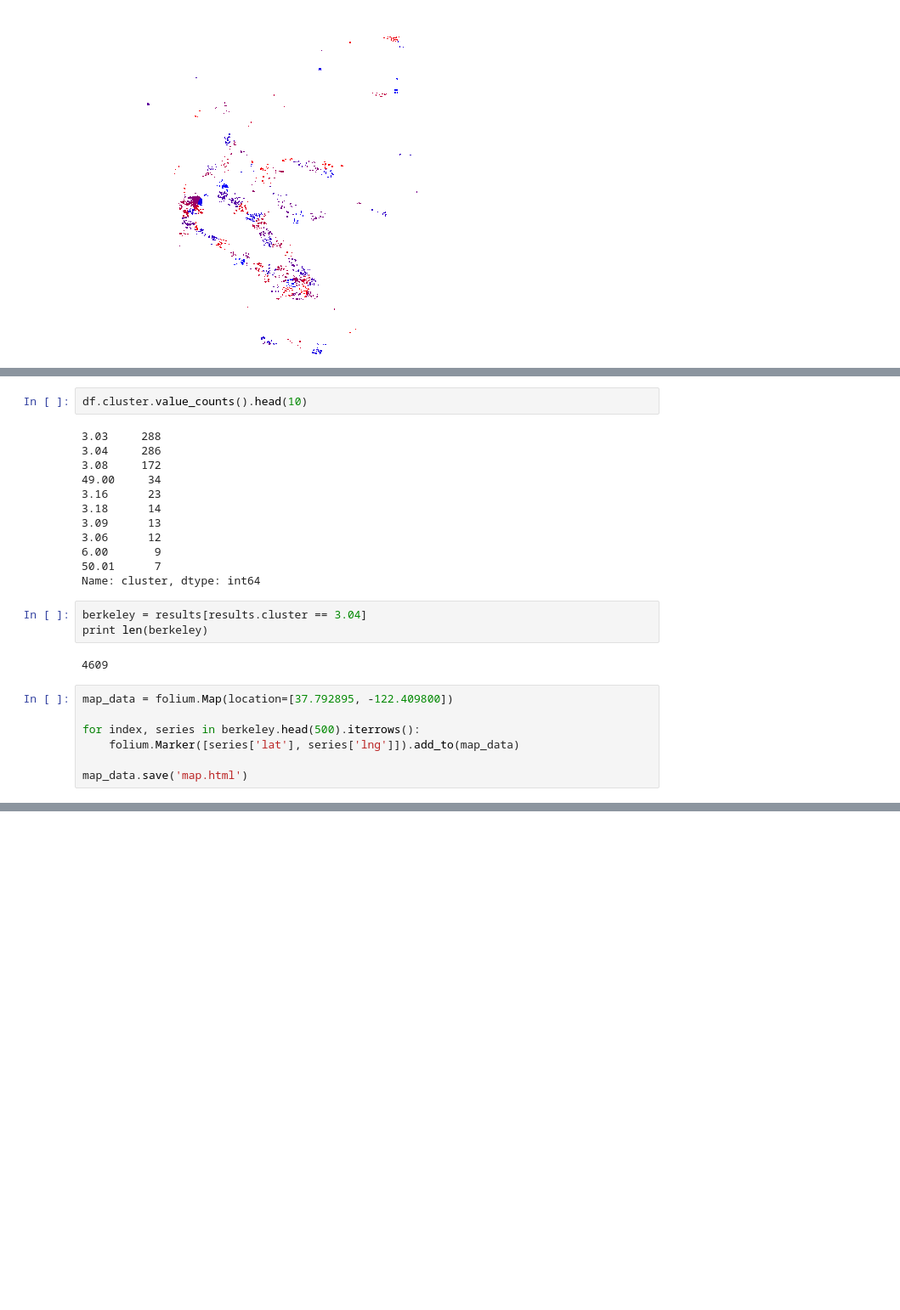
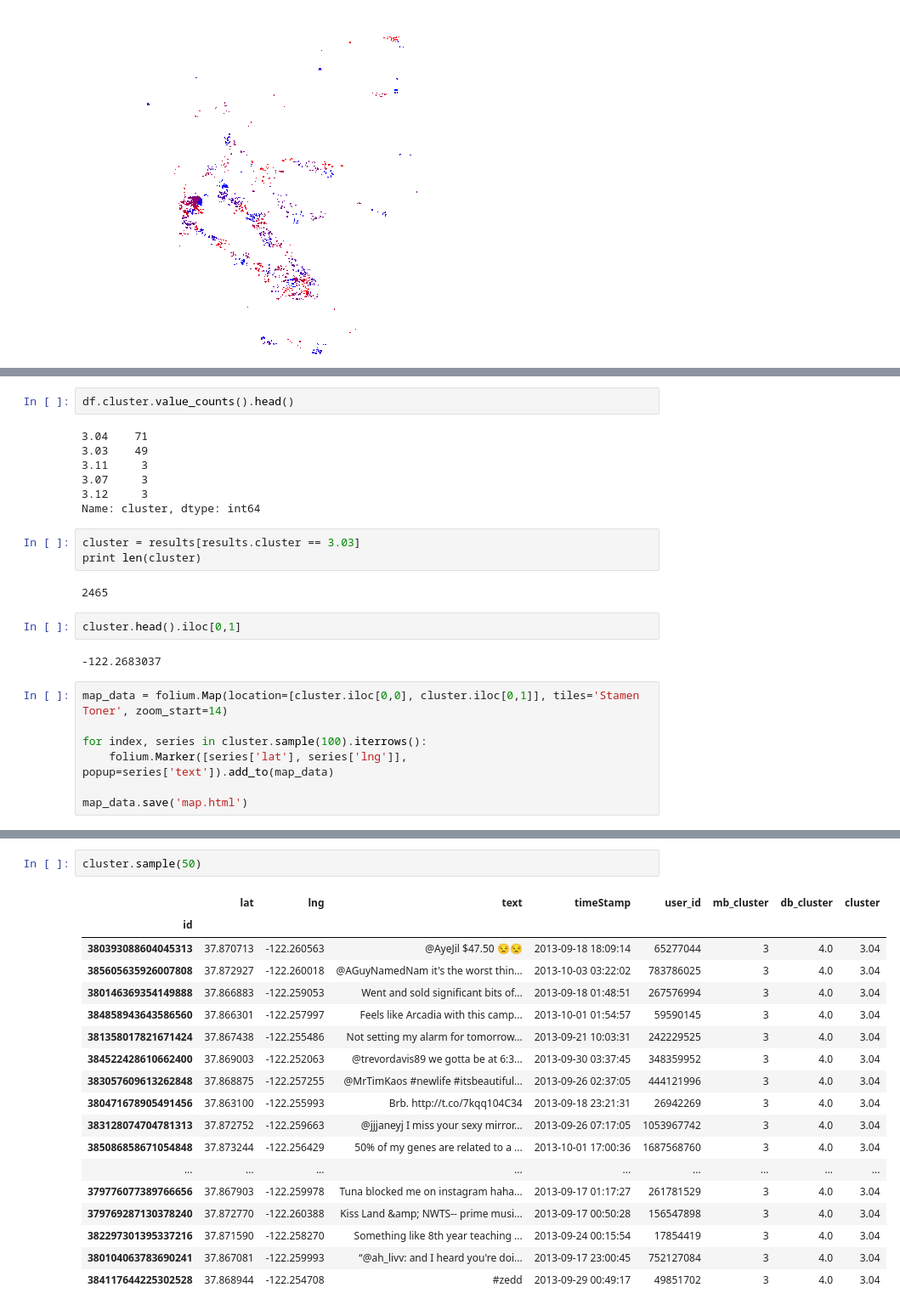
Before and after one commit to pksohn/tweet-clustering, a Jupyter notebook: notebooks/final_visualization.ipynb, the cells around one changed output, grey strips where cells are left out. Shown at 85% size. Drawn from its saved outputs; the diff is of its cells as text; blank space fills up the shorter version.

```diff
--- a/notebooks/final_visualization.ipynb
+++ b/notebooks/final_visualization.ipynb
@@ -35,27 +35,26 @@ df = results[results['text'].str.contains("Berkeley")]
 # %%
-df.cluster.value_counts().head(10)
+df.cluster.value_counts().head()
 # %% [output]
-3.03     288
-3.04     286
-3.08     172
-49.00     34
-3.16      23
-3.18      14
-3.09      13
-3.06      12
-6.00       9
-50.01      7
+3.04    71
+3.03    49
+3.11     3
+3.07     3
+3.12     3
 Name: cluster, dtype: int64
 # %%
-berkeley = results[results.cluster == 3.04]
-print len(berkeley)
+cluster = results[results.cluster == 3.03]
+print len(cluster)
 # %% [output]
-4609
+2465
+# %%
+cluster.head().iloc[0,1]
+# %% [output]
+-122.2683037
 # %%
-map_data = folium.Map(location=[37.792895, -122.409800])
+map_data = folium.Map(location=[cluster.iloc[0,0], cluster.iloc[0,1]], tiles='Stamen Toner', zoom_start=14)
 
-for index, series in berkeley.head(500).iterrows():
-    folium.Marker([series['lat'], series['lng']]).add_to(map_data)
+for index, series in cluster.sample(100).iterrows():
+    folium.Marker([series['lat'], series['lng']], popup=series['text']).add_to(map_data)
 
 map_data.save('map.html')
 # %%
@@ -63,3 +62,24 @@ map_data.save('map.html')
 <iframe width="100%" height="500" src="map.html"></iframe>
 # %% [output]
 [interactive output not drawn]
+# %%
+cluster.sample(50)
+# %% [output]
+|  | lat | lng | text | timeStamp | user_id | mb_cluster | db_cluster | cluster |
+| id |  |  |  |  |  |  |  |  |
+| 380393088604045313 | 37.870713 | -122.260563 | @AyeJil $47.50 😒😒 | 2013-09-18 18:09:14 | 65277044 | 3 | 4.0 | 3.04 |
+| 385605635926007808 | 37.872927 | -122.260018 | @AGuyNamedNam it's the worst thin... | 2013-10-03 03:22:02 | 783786025 | 3 | 4.0 | 3.04 |
+| 380146369354149888 | 37.866883 | -122.259053 | Went and sold significant bits of... | 2013-09-18 01:48:51 | 267576994 | 3 | 4.0 | 3.04 |
+| 384858943643586560 | 37.866301 | -122.257997 | Feels like Arcadia with this camp... | 2013-10-01 01:54:57 | 59590145 | 3 | 4.0 | 3.04 |
+| 381358017821671424 | 37.867438 | -122.255486 | Not setting my alarm for tomorrow... | 2013-09-21 10:03:31 | 242229525 | 3 | 4.0 | 3.04 |
+| 384522428610662400 | 37.869003 | -122.252063 | @trevordavis89 we gotta be at 6:3... | 2013-09-30 03:37:45 | 348359952 | 3 | 4.0 | 3.04 |
+| 383057609613262848 | 37.868875 | -122.257255 | @MrTimKaos #newlife #itsbeautiful... | 2013-09-26 02:37:05 | 444121996 | 3 | 4.0 | 3.04 |
+| 380471678905491456 | 37.863100 | -122.255993 | Brb. http://t.co/7kqq104C34 | 2013-09-18 23:21:31 | 26942269 | 3 | 4.0 | 3.04 |
+| 383128074704781313 | 37.872752 | -122.259663 | @jjjaneyj I miss your sexy mirror... | 2013-09-26 07:17:05 | 1053967742 | 3 | 4.0 | 3.04 |
+| 385086858671054848 | 37.873244 | -122.256429 | 50% of my genes are related to a ... | 2013-10-01 17:00:36 | 1687568760 | 3 | 4.0 | 3.04 |
+| ... | ... | ... | ... | ... | ... | ... | ... | ... |
+| 379776077389766656 | 37.867903 | -122.259978 | Tuna blocked me on instagram haha... | 2013-09-17 01:17:27 | 261781529 | 3 | 4.0 | 3.04 |
+| 379769287130378240 | 37.872770 | -122.260388 | Kiss Land &amp; NWTS-- prime musi... | 2013-09-17 00:50:28 | 156547898 | 3 | 4.0 | 3.04 |
+| 382297301395337216 | 37.871590 | -122.258270 | Something like 8th year teaching ... | 2013-09-24 00:15:54 | 17854419 | 3 | 4.0 | 3.04 |
+| 380104063783690241 | 37.867081 | -122.259993 | “@ah_livv: and I heard you're doi... | 2013-09-17 23:00:45 | 752127084 | 3 | 4.0 | 3.04 |
+| 384117644225302528 | 37.868944 | -122.254708 | #zedd | 2013-09-29 00:49:17 | 49851702 | 3 | 4.0 | 3.04 |
```
Also changed, not shown: parts of 1 cell of this notebook, 5 other files.
